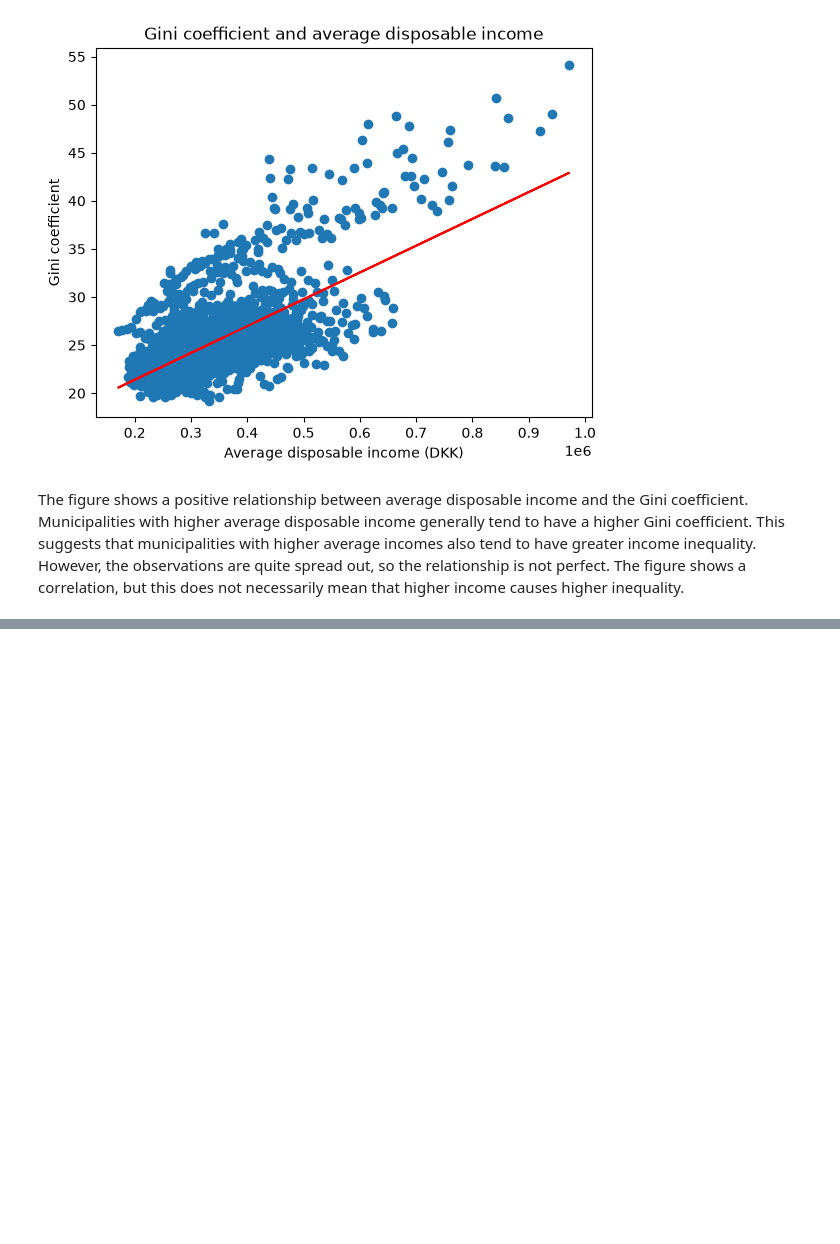
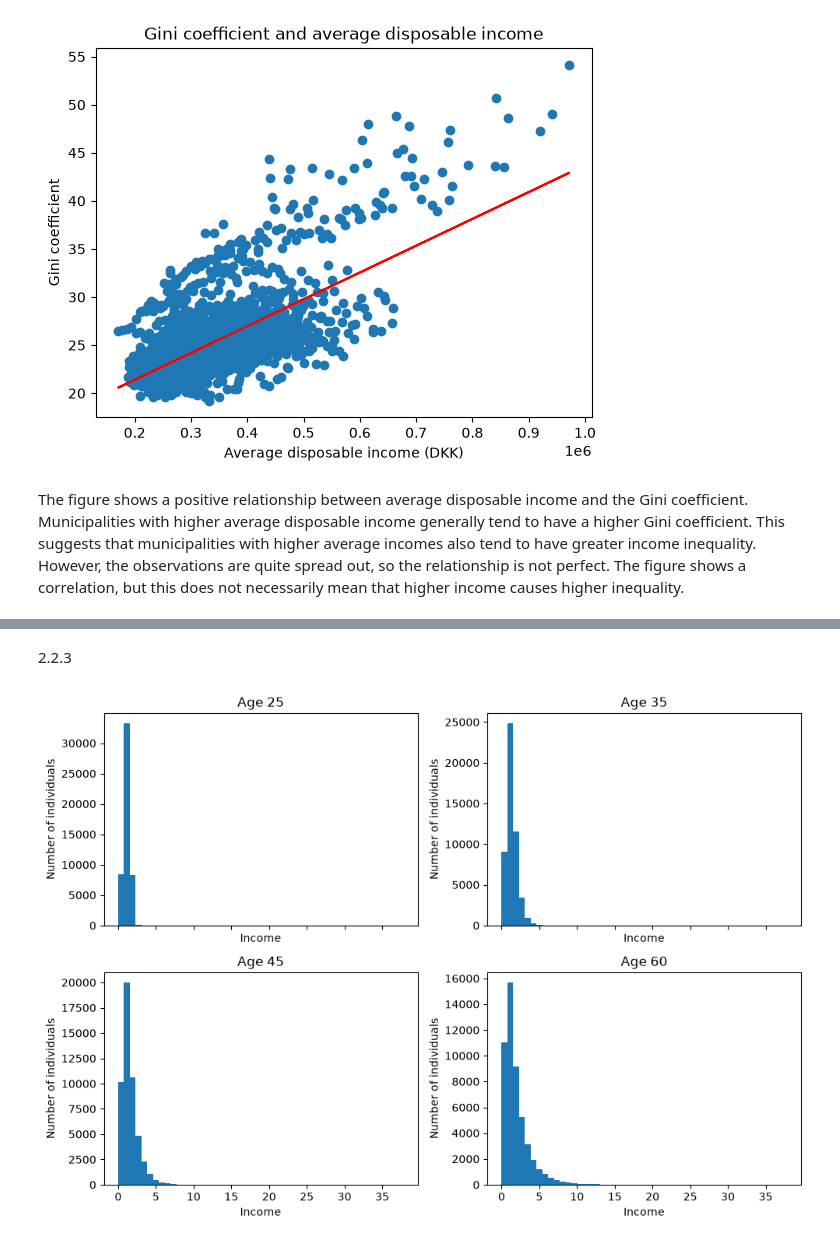
Before and after one commit to NumEconCopenhagen/projects-2025-philippa-ronya, a Jupyter notebook: 01_dataproject/dataproject.ipynb, the cells around one changed output, grey strips where cells are left out. Cells and saved outputs as stored; diff of their text form; code cells hidden in the pictures; blank space fills up the shorter version.

```diff
--- a/01_dataproject/dataproject.ipynb
+++ b/01_dataproject/dataproject.ipynb
@@ -418,0 +569,37 @@ The figure shows a positive relationship between average disposable income and t
+# %% [markdown]
+2.2.3
+# %%
+# 2.2.3: income distributions at selected ages
+
+# select ages for the histograms
+selected_ages = [25, 35, 45, 60]
+
+# find the corresponding columns in the income matrix
+age_indices = [age - 18 for age in selected_ages]
+
+# create one figure with four histograms
+fig, axes = plt.subplots(2, 2, figsize=(10, 7), sharex=True)
+
+# use the same bins for all four histograms
+bins = np.linspace(
+    0,
+    model_2_1.income[:, age_indices].max(),
+    50
+)
+
+# plot income distribution at each selected age
+for ax, age, index in zip(axes.flat, selected_ages, age_indices):
+
+    ax.hist(model_2_1.income[:, index], bins=bins)
+
+    ax.set_title(f'Age {age}')
+    ax.set_xlabel('Income')
+    ax.set_ylabel('Number of individuals')
+
+# adjust spacing between the plots
+plt.tight_layout()
+
+# show the figure
+plt.show()
+# %% [output]
+[figure, added]
```
Also changed, not shown: parts of 46 cells of this notebook, 2 other files.
